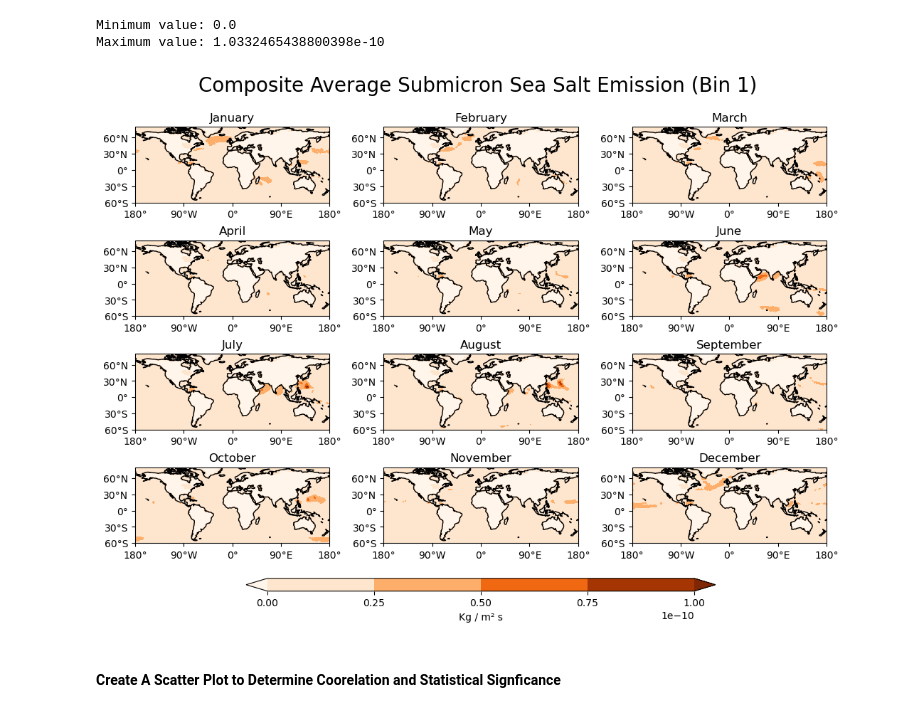
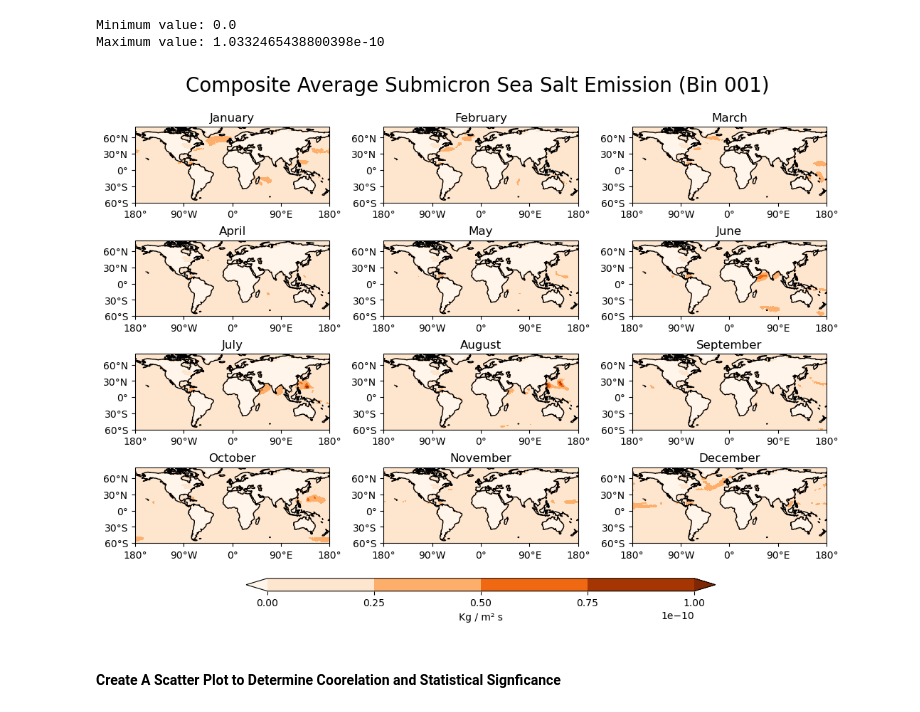
Before and after one commit to bearlyonline/ProjectCLIM680, a Jupyter notebook: ComparisonBetter.ipynb, the cells around one changed output. Drawn from its saved outputs; the diff is of its cells as text; code cells hidden in the pictures.

```diff
--- a/ComparisonBetter.ipynb
+++ b/ComparisonBetter.ipynb
@@ -239,35 +239,35 @@ for i, dust in enumerate(ds_saltmean['month']):
     axs[i].set_xticks(np.arange(-180, 181, 90), crs=ccrs.PlateCarree())
     lon_formatter = cticker.LongitudeFormatter()
     axs[i].xaxis.set_major_formatter(lon_formatter)
 
     # Latitude labels
     axs[i].set_yticks(np.arange(-60, 81, 30), crs=ccrs.PlateCarree())
     lat_formatter = cticker.LatitudeFormatter()
     axs[i].yaxis.set_major_formatter(lat_formatter)
 
     # Title each subplot with the name of the month
     axs[i].set_title(month_names[i])
 
     # Draw the coastlines for each subplot
     axs[i].coastlines()
 
 # Adjust the location of the subplots
 # on the page to make room for the colorbar
 fig.subplots_adjust(bottom=0.25, top=0.9, left=0.05, right=0.95,
                     wspace=0.2, hspace=0.5)
 
 # Add a colorbar axis at the bottom of the graph
 cbar_ax = fig.add_axes([0.2, 0.175, 0.6, 0.02])
 
 # Draw the colorbar
 cbar = fig.colorbar(cs, cax=cbar_ax, orientation='horizontal', label='Kg / m\u00b2 s')
 
 # Adds title at the top
-plt.suptitle('Composite Average Submicron Sea Salt Emission (Bin 1) ', fontsize=20)
+plt.suptitle('Composite Average Submicron Sea Salt Emission (Bin 001) ', fontsize=20)
 
 plt.show()
 # %% [output]
-[figure, old version]
+[figure, new version]
 # %% [markdown]
 #### Create A Scatter Plot to Determine Coorelation and Statistical Signficance
 # %%
```
Also changed, not shown: parts of 2 cells of this notebook.
